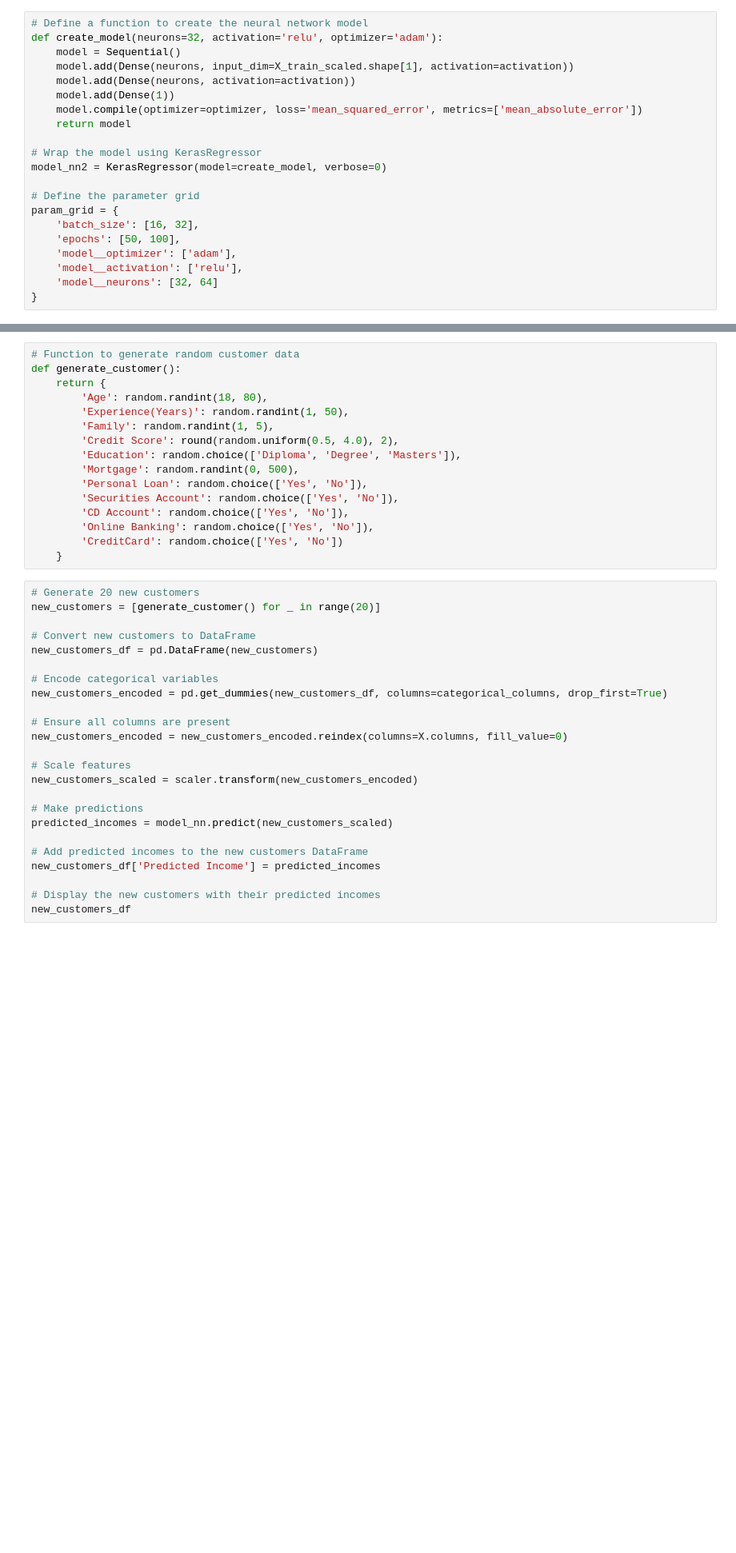
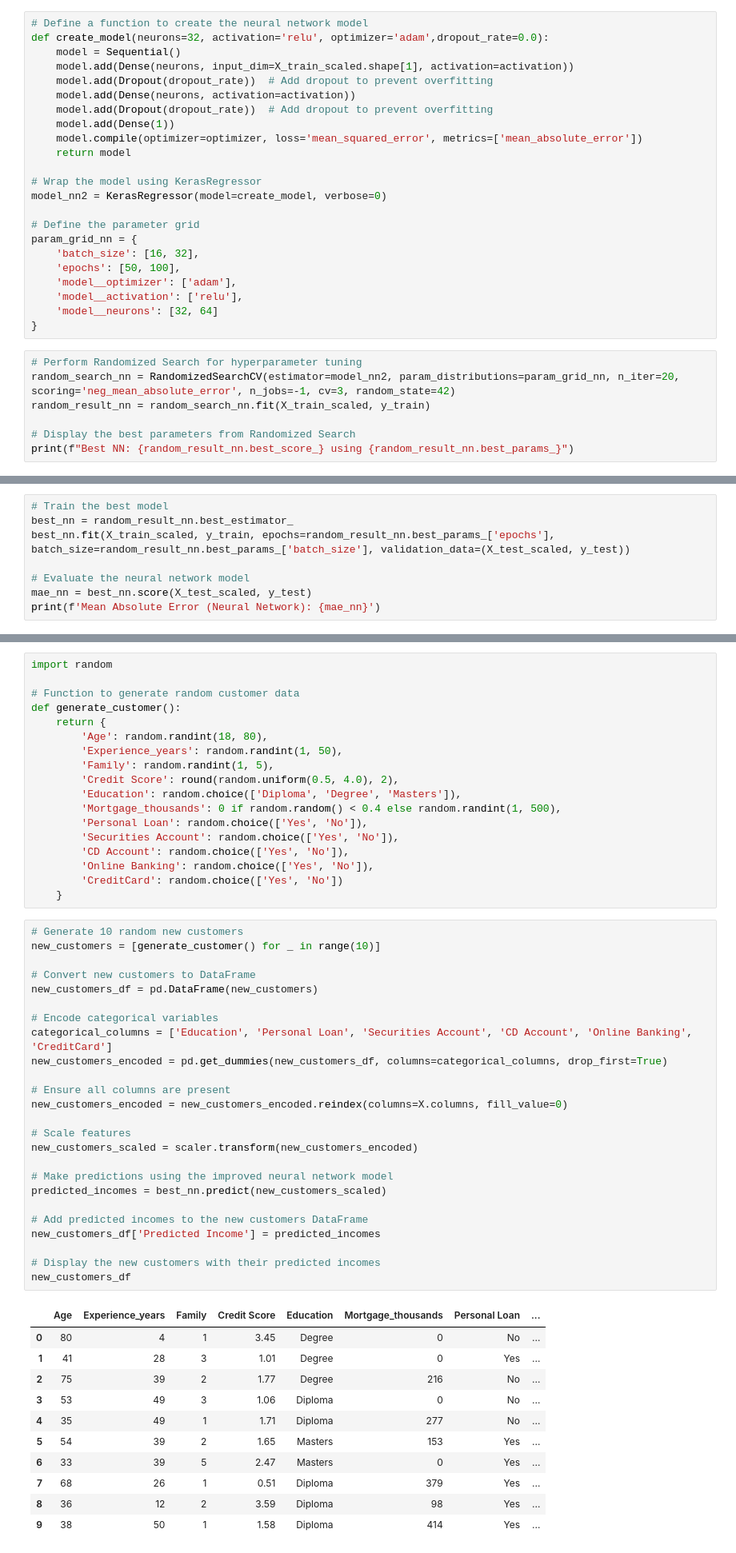
Before and after one commit to cctdoug/ML_CA2, a Jupyter notebook: DouglasSantos_ML_CA2.ipynb, the cells around one changed output, grey strips where cells are left out. Shown: that part at 80% size. Cells and saved outputs as stored; diff of their text form; blank space fills up the shorter version.

Commit message:
Code update
- Change NN Opt parameters
- Found negative values

```diff
--- a/DouglasSantos_ML_CA2.ipynb
+++ b/DouglasSantos_ML_CA2.ipynb
@@ -164,9 +220,11 @@ from sklearn.model_selection import GridSearchCV, RandomizedSearchCV
 # %%
 # Define a function to create the neural network model
-def create_model(neurons=32, activation='relu', optimizer='adam'):
+def create_model(neurons=32, activation='relu', optimizer='adam',dropout_rate=0.0):
     model = Sequential()
     model.add(Dense(neurons, input_dim=X_train_scaled.shape[1], activation=activation))
+    model.add(Dropout(dropout_rate))  # Add dropout to prevent overfitting
     model.add(Dense(neurons, activation=activation))
+    model.add(Dropout(dropout_rate))  # Add dropout to prevent overfitting
     model.add(Dense(1))
     model.compile(optimizer=optimizer, loss='mean_squared_error', metrics=['mean_absolute_error'])
     return model
@@ -175,10 +233,17 @@ def create_model(neurons=32, activation='relu', optimizer='adam'):
 model_nn2 = KerasRegressor(model=create_model, verbose=0)
 
 # Define the parameter grid
-param_grid = {
+param_grid_nn = {
     'batch_size': [16, 32],
     'epochs': [50, 100],
     'model__optimizer': ['adam'],
     'model__activation': ['relu'],
     'model__neurons': [32, 64]
 }
+# %%
+# Perform Randomized Search for hyperparameter tuning
+random_search_nn = RandomizedSearchCV(estimator=model_nn2, param_distributions=param_grid_nn, n_iter=20, scoring='neg_mean_absolute_error', n_jobs=-1, cv=3, random_state=42)
+random_result_nn = random_search_nn.fit(X_train_scaled, y_train)
+
+# Display the best parameters from Randomized Search
+print(f"Best NN: {random_result_nn.best_score_} using {random_result_nn.best_params_}")
@@ -184,0 +252,8 @@ param_grid = {
+# %%
+# Train the best model
+best_nn = random_result_nn.best_estimator_
+best_nn.fit(X_train_scaled, y_train, epochs=random_result_nn.best_params_['epochs'], batch_size=random_result_nn.best_params_['batch_size'], validation_data=(X_test_scaled, y_test))
+
+# Evaluate the neural network model
+mae_nn = best_nn.score(X_test_scaled, y_test)
+print(f'Mean Absolute Error (Neural Network): {mae_nn}')
@@ -238,13 +291,15 @@ import random
 # %%
+import random
+
 # Function to generate random customer data
 def generate_customer():
     return {
         'Age': random.randint(18, 80),
-        'Experience(Years)': random.randint(1, 50),
+        'Experience_years': random.randint(1, 50),
         'Family': random.randint(1, 5),
         'Credit Score': round(random.uniform(0.5, 4.0), 2),
         'Education': random.choice(['Diploma', 'Degree', 'Masters']),
-        'Mortgage': random.randint(0, 500),
+        'Mortgage_thousands': 0 if random.random() < 0.4 else random.randint(1, 500),
         'Personal Loan': random.choice(['Yes', 'No']),
         'Securities Account': random.choice(['Yes', 'No']),
         'CD Account': random.choice(['Yes', 'No']),
@@ -252,29 +307,42 @@ def generate_customer():
         'CreditCard': random.choice(['Yes', 'No'])
     }
 # %%
-# Generate 20 new customers
-new_customers = [generate_customer() for _ in range(20)]
+# Generate 10 random new customers
+new_customers = [generate_customer() for _ in range(10)]
 
 # Convert new customers to DataFrame
 new_customers_df = pd.DataFrame(new_customers)
 
 # Encode categorical variables
+categorical_columns = ['Education', 'Personal Loan', 'Securities Account', 'CD Account', 'Online Banking', 'CreditCard']
 new_customers_encoded = pd.get_dummies(new_customers_df, columns=categorical_columns, drop_first=True)
 
 # Ensure all columns are present
 new_customers_encoded = new_customers_encoded.reindex(columns=X.columns, fill_value=0)
 
 # Scale features
 new_customers_scaled = scaler.transform(new_customers_encoded)
 
-# Make predictions
-predicted_incomes = model_nn.predict(new_customers_scaled)
+# Make predictions using the improved neural network model
+predicted_incomes = best_nn.predict(new_customers_scaled)
 
 # Add predicted incomes to the new customers DataFrame
 new_customers_df['Predicted Income'] = predicted_incomes
 
 # Display the new customers with their predicted incomes
 new_customers_df
+# %% [output]
+|  | Age | Experience_years | Family | Credit Score | Education | Mortgage_thousands | Personal Loan | ... |
+| 0 | 80 | 4 | 1 | 3.45 | Degree | 0 | No | ... |
+| 1 | 41 | 28 | 3 | 1.01 | Degree | 0 | Yes | ... |
+| 2 | 75 | 39 | 2 | 1.77 | Degree | 216 | No | ... |
+| 3 | 53 | 49 | 3 | 1.06 | Diploma | 0 | No | ... |
+| 4 | 35 | 49 | 1 | 1.71 | Diploma | 277 | No | ... |
+| 5 | 54 | 39 | 2 | 1.65 | Masters | 153 | Yes | ... |
+| 6 | 33 | 39 | 5 | 2.47 | Masters | 0 | Yes | ... |
+| 7 | 68 | 26 | 1 | 0.51 | Diploma | 379 | Yes | ... |
+| 8 | 36 | 12 | 2 | 3.59 | Diploma | 98 | Yes | ... |
+| 9 | 38 | 50 | 1 | 1.58 | Diploma | 414 | Yes | ... |
 # %% [markdown]
 # Sentiment Analysis - Game of thrones Tweets
 # %%
```
Also changed, not shown: parts of 31 cells of this notebook, 1 other file.
